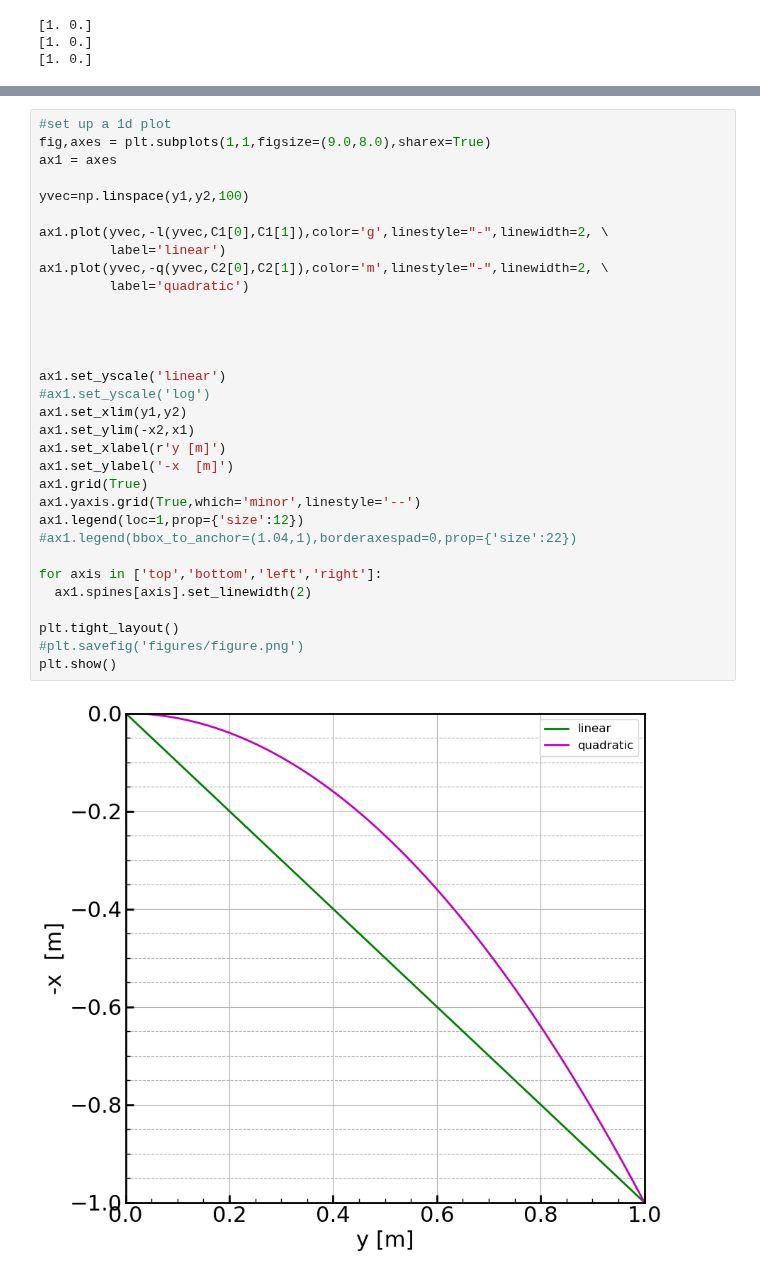
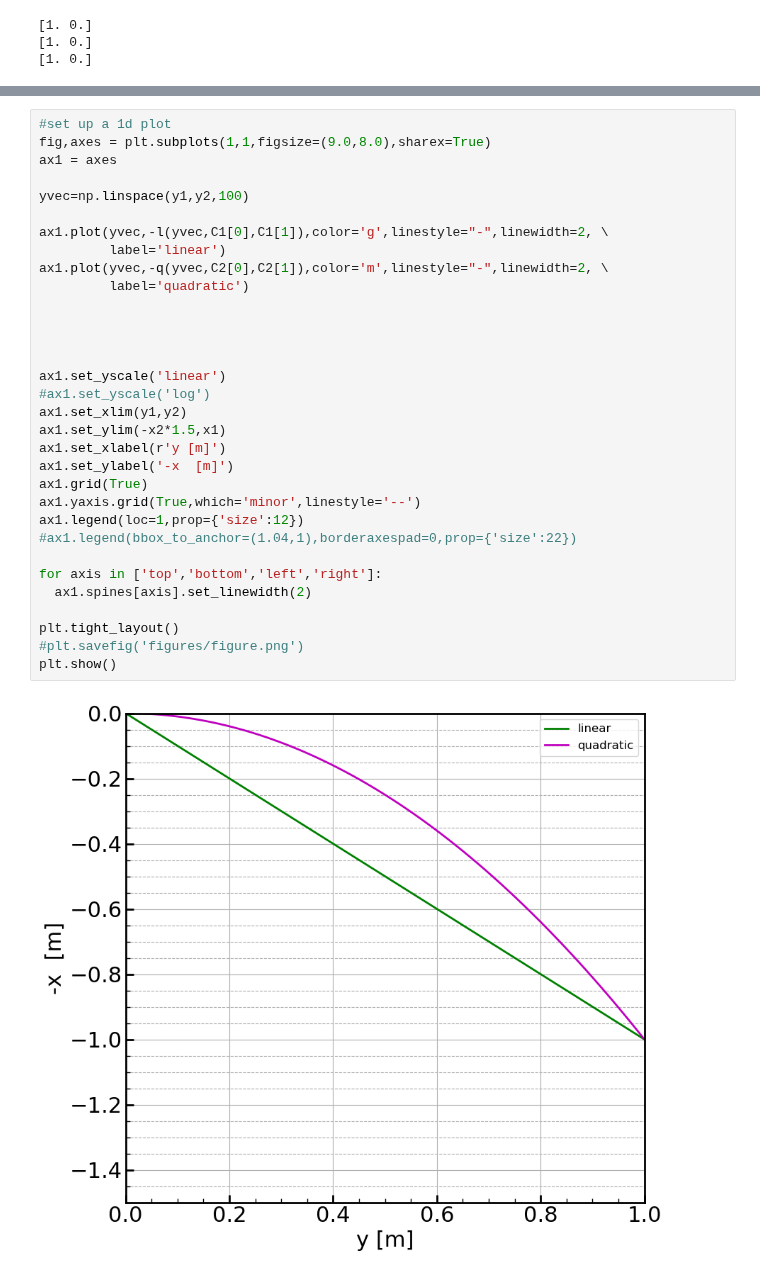
Before and after one commit to villano-lab/analytical_mechanics, a Jupyter notebook: brachistochrone.ipynb, the cells around one changed output, grey strips where cells are left out. Saved outputs shown, nothing was run; the diff lists cells and outputs as text.

```diff
--- a/brachistochrone.ipynb
+++ b/brachistochrone.ipynb
@@ -48,32 +75,32 @@ print(C3)
 fig,axes = plt.subplots(1,1,figsize=(9.0,8.0),sharex=True)
 ax1 = axes
 
 yvec=np.linspace(y1,y2,100)
 
 ax1.plot(yvec,-l(yvec,C1[0],C1[1]),color='g',linestyle="-",linewidth=2, \
          label='linear')
 ax1.plot(yvec,-q(yvec,C2[0],C2[1]),color='m',linestyle="-",linewidth=2, \
          label='quadratic')
 
 
 
 
 ax1.set_yscale('linear')
 #ax1.set_yscale('log')
 ax1.set_xlim(y1,y2)
-ax1.set_ylim(-x2,x1)
+ax1.set_ylim(-x2*1.5,x1)
 ax1.set_xlabel(r'y [m]')
 ax1.set_ylabel('-x  [m]')
 ax1.grid(True)
 ax1.yaxis.grid(True,which='minor',linestyle='--')
 ax1.legend(loc=1,prop={'size':12})
 #ax1.legend(bbox_to_anchor=(1.04,1),borderaxespad=0,prop={'size':22})
 
 for axis in ['top','bottom','left','right']:
   ax1.spines[axis].set_linewidth(2)
 
 plt.tight_layout()
 #plt.savefig('figures/figure.png')
 plt.show()
 # %% [output]
-[figure, old version]
+[figure, new version]
```
Also changed, not shown: parts of 1 cell of this notebook.
